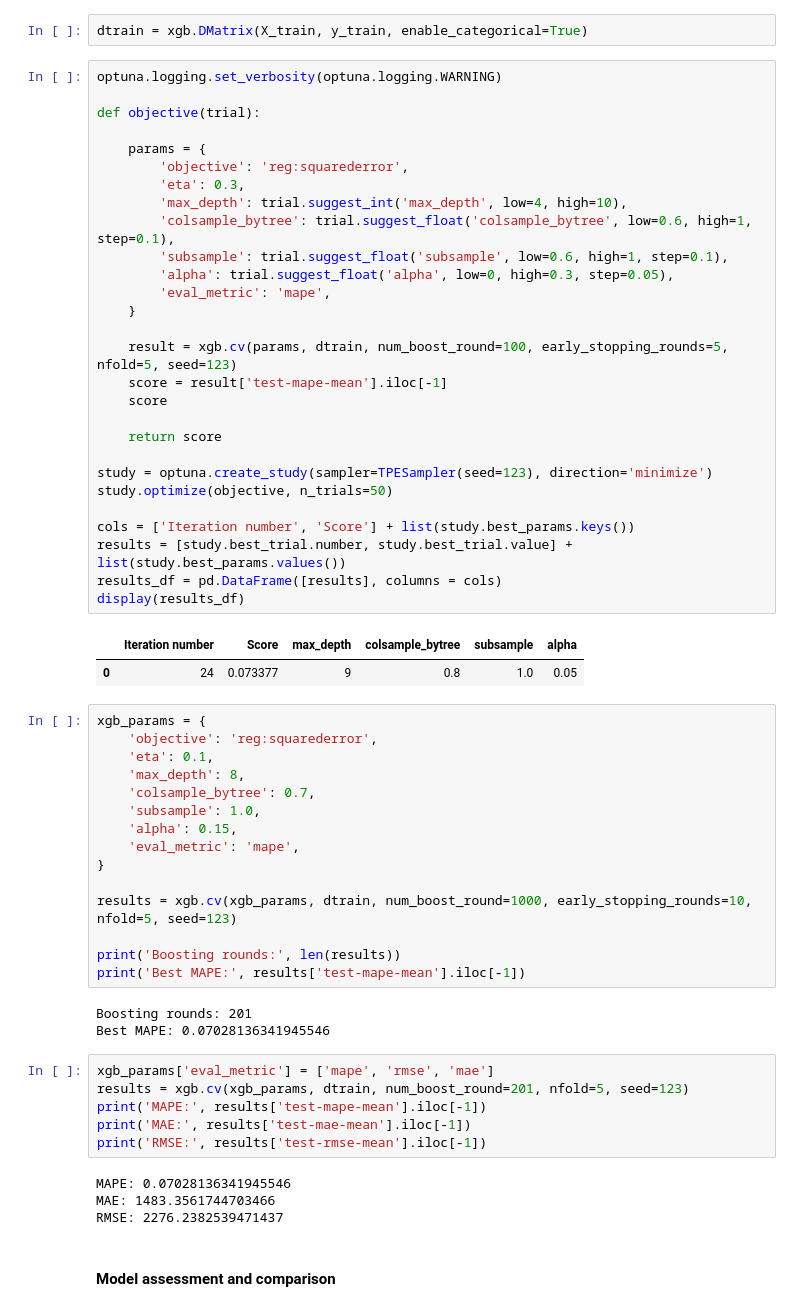
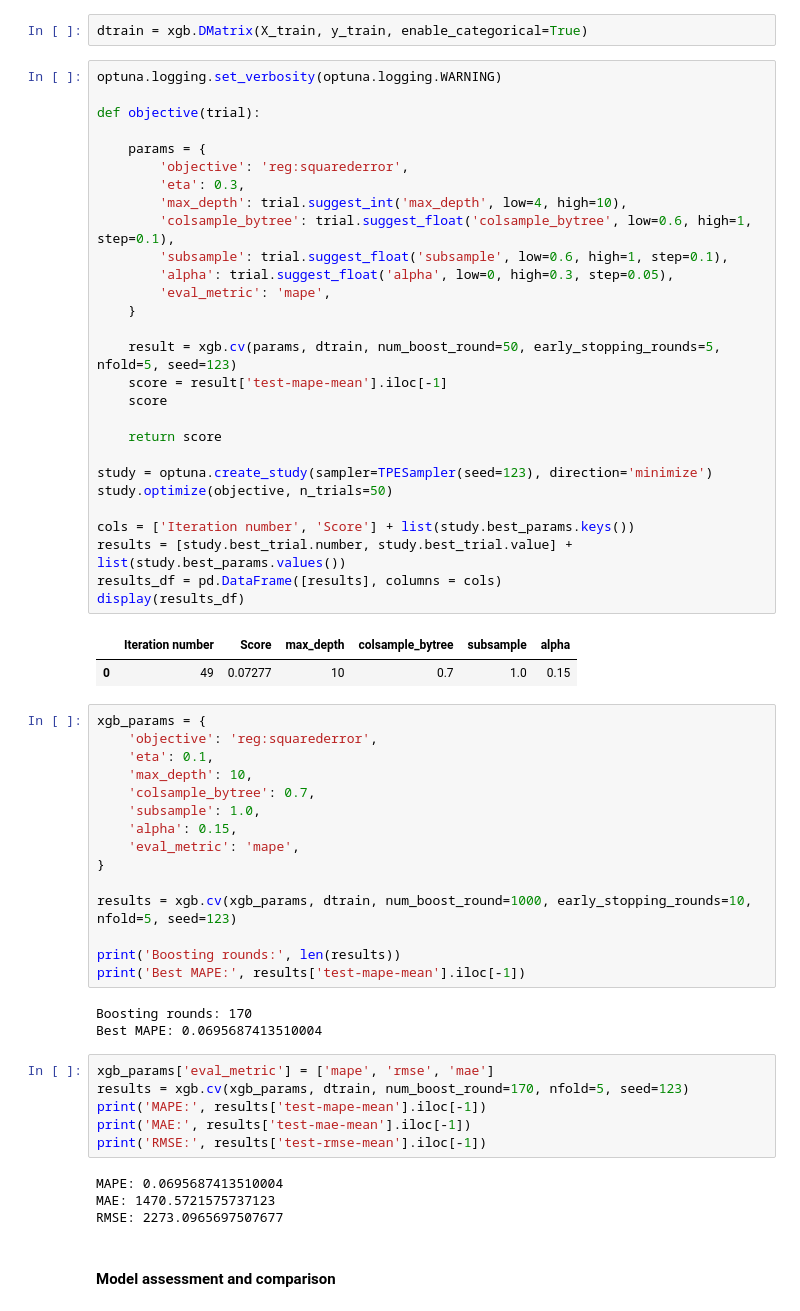
Before and after one commit to tjstarak/DSBA-ML2, a Jupyter notebook: code/regression.ipynb, the cells around one changed output. Drawn from its saved outputs; the diff is of its cells as text.

```diff
--- a/code/regression.ipynb
+++ b/code/regression.ipynb
@@ -332,39 +355,39 @@ dtrain = xgb.DMatrix(X_train, y_train, enable_categorical=True)
 # %%
 optuna.logging.set_verbosity(optuna.logging.WARNING)
 
 def objective(trial):
 
     params = {
         'objective': 'reg:squarederror',
         'eta': 0.3,
         'max_depth': trial.suggest_int('max_depth', low=4, high=10),
         'colsample_bytree': trial.suggest_float('colsample_bytree', low=0.6, high=1, step=0.1),
         'subsample': trial.suggest_float('subsample', low=0.6, high=1, step=0.1),
         'alpha': trial.suggest_float('alpha', low=0, high=0.3, step=0.05),
         'eval_metric': 'mape',
     }
 
-    result = xgb.cv(params, dtrain, num_boost_round=100, early_stopping_rounds=5, nfold=5, seed=123)
+    result = xgb.cv(params, dtrain, num_boost_round=50, early_stopping_rounds=5, nfold=5, seed=123)
     score = result['test-mape-mean'].iloc[-1]
     score
 
     return score
 
 study = optuna.create_study(sampler=TPESampler(seed=123), direction='minimize')
 study.optimize(objective, n_trials=50)
 
 cols = ['Iteration number', 'Score'] + list(study.best_params.keys())
 results = [study.best_trial.number, study.best_trial.value] + list(study.best_params.values())
 results_df = pd.DataFrame([results], columns = cols)
 display(results_df)
 # %% [output]
 |  | Iteration number | Score | max_depth | colsample_bytree | subsample | alpha |
-| 0 | 24 | 0.073377 | 9 | 0.8 | 1.0 | 0.05 |
+| 0 | 49 | 0.07277 | 10 | 0.7 | 1.0 | 0.15 |
 # %%
 xgb_params = {
     'objective': 'reg:squarederror',
     'eta': 0.1,
-    'max_depth': 8,
+    'max_depth': 10,
     'colsample_bytree': 0.7,
     'subsample': 1.0,
     'alpha': 0.15,
@@ -376,18 +399,18 @@ results = xgb.cv(xgb_params, dtrain, num_boost_round=1000, early_stopping_rounds
 print('Boosting rounds:', len(results))
 print('Best MAPE:', results['test-mape-mean'].iloc[-1])
 # %% [output]
-Boosting rounds: 201
-Best MAPE: 0.07028136341945546
+Boosting rounds: 170
+Best MAPE: 0.0695687413510004
 # %%
 xgb_params['eval_metric'] = ['mape', 'rmse', 'mae']
-results = xgb.cv(xgb_params, dtrain, num_boost_round=201, nfold=5, seed=123)
+results = xgb.cv(xgb_params, dtrain, num_boost_round=170, nfold=5, seed=123)
 print('MAPE:', results['test-mape-mean'].iloc[-1])
 print('MAE:', results['test-mae-mean'].iloc[-1])
 print('RMSE:', results['test-rmse-mean'].iloc[-1])
 # %% [output]
-MAPE: 0.07028136341945546
-MAE: 1483.3561744703466
-RMSE: 2276.2382539471437
+MAPE: 0.0695687413510004
+MAE: 1470.5721575737123
+RMSE: 2273.0965697507677
 # %% [markdown]
 #### Model assessment and comparison
 # %%
```
Also changed, not shown: parts of 24 cells of this notebook, 3 other files.
